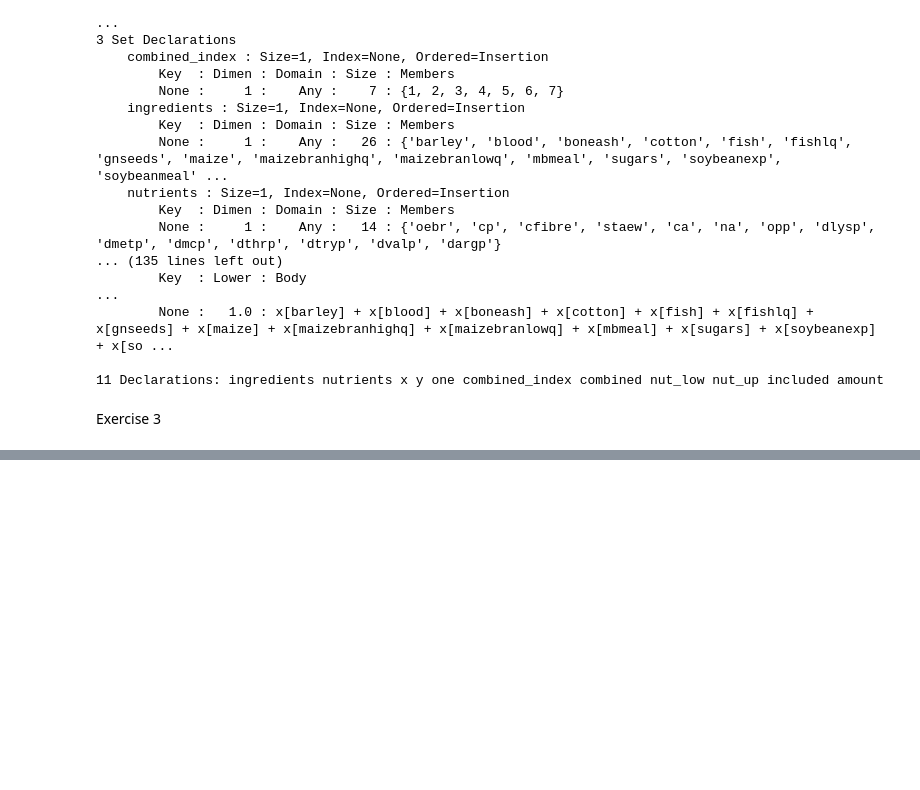
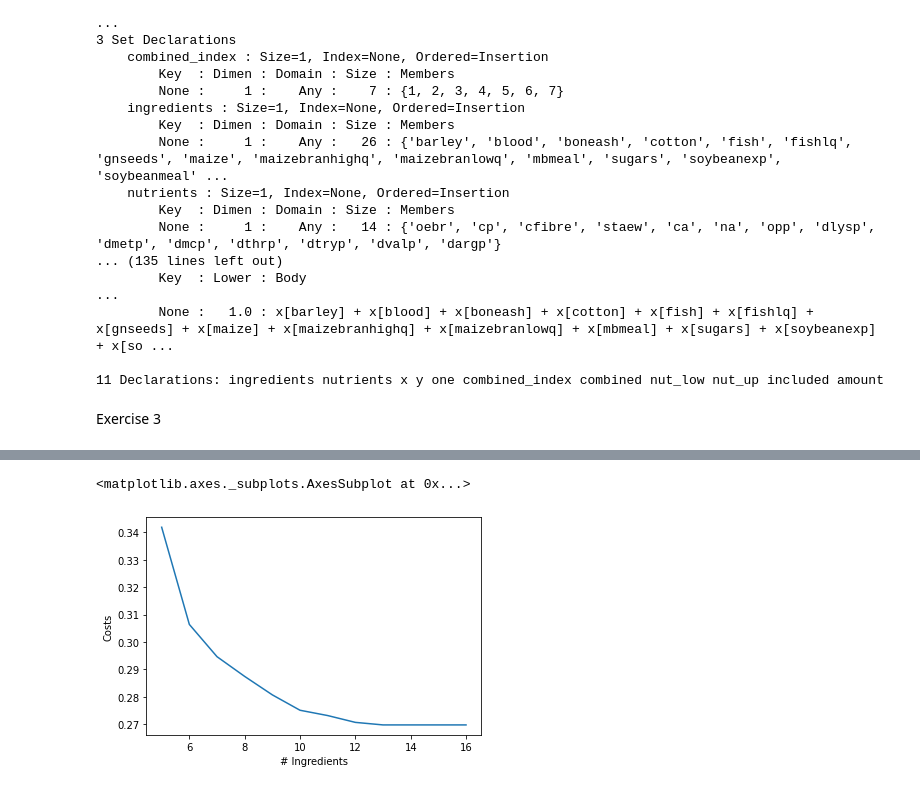
Before and after one commit to c-wegman/ABW, a Jupyter notebook: Companion_notebook_to_the_team_assignment_ABW_2022_2023.ipynb, the cells around one changed output, grey strips where cells are left out. Drawn from its saved outputs; the diff is of its cells as text; code cells hidden in the pictures; blank space fills up the shorter version.

```diff
--- a/Companion_notebook_to_the_team_assignment_ABW_2022_2023.ipynb
+++ b/Companion_notebook_to_the_team_assignment_ABW_2022_2023.ipynb
@@ -270,0 +359,5 @@ Exercise 3
+# %%
+pd.Series(l_cost, index=l_ingredients)[0:12].plot(xlabel="# Ingredients", ylabel="Costs")
+# %% [output]
+<matplotlib.axes._subplots.AxesSubplot at 0x...>
+[figure, added]
```
Also changed, not shown: parts of 2 cells of this notebook.
